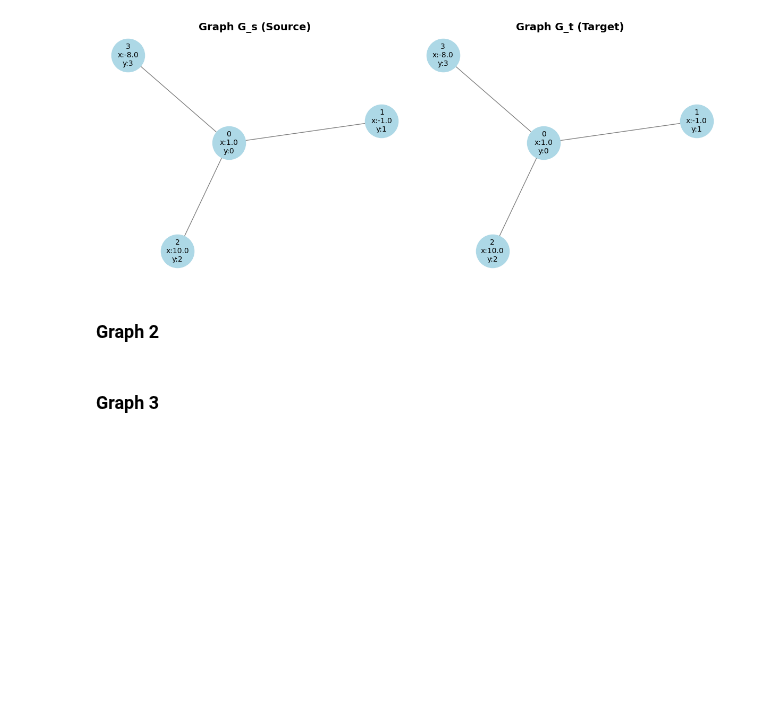
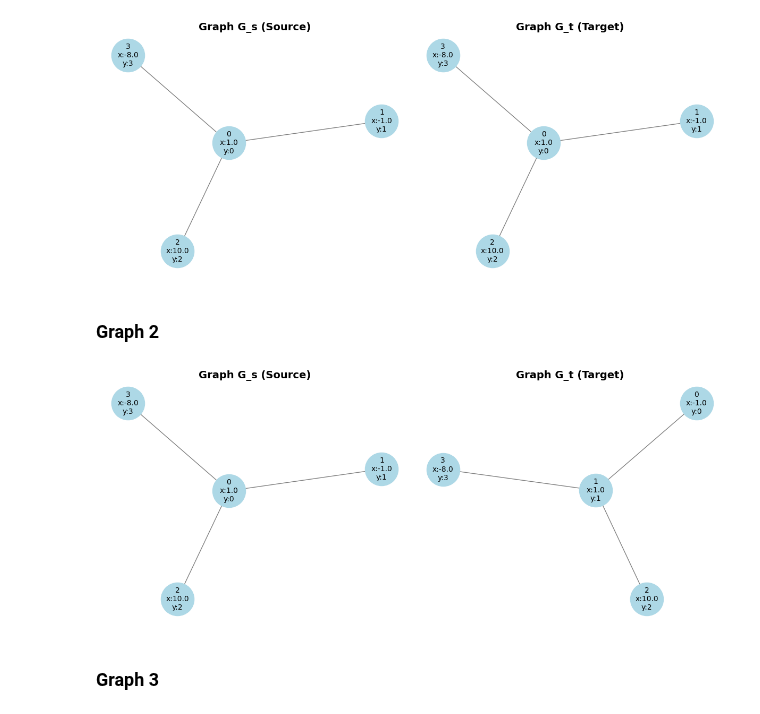
Before and after one commit to aehrlich1/graph-nmr, a Jupyter notebook: notebooks/dgmc_analysis.ipynb, the cells around one changed output. Saved outputs shown, nothing was run; the diff lists cells and outputs as text; code cells hidden in the pictures; blank space fills up the shorter version.

```diff
--- a/notebooks/dgmc_analysis.ipynb
+++ b/notebooks/dgmc_analysis.ipynb
@@ -32,13 +33,23 @@ def visualize_graph(data, title, ax):
     # Add nodes with their features
     num_nodes = data.x.size(0)
     for i in range(num_nodes):
-        G.add_node(i, feature=data.x[i].item(), label=data.y[i].item())
+        # Only add label if it exists in y
+        if i < data.y.size(0):
+            G.add_node(i, feature=data.x[i].item(), label=data.y[i].item())
+        else:
+            G.add_node(i, feature=data.x[i].item(), label=None)
 
-    # Add edges
+    # Add edges with weights
     edge_index = data.edge_index.t().numpy()
-    for edge in edge_index:
+    edge_attr = getattr(data, 'edge_attr', None)
+    edge_weights = {}
+
+    for idx, edge in enumerate(edge_index):
         if edge[0] < edge[1]:  # Avoid duplicate edges in undirected graph
             G.add_edge(edge[0], edge[1])
+            if edge_attr is not None:
+                weight = edge_attr[idx].item()
+                edge_weights[(edge[0], edge[1])] = weight
 
     # Create layout
     pos = nx.spring_layout(G, seed=42)
@@ -52,9 +63,18 @@ def visualize_graph(data, title, ax):
     for node in G.nodes():
         feature = G.nodes[node]["feature"]
         gt_label = G.nodes[node]["label"]
-        labels[node] = f"{node}\nx:{feature}\ny:{gt_label}"
+        if gt_label is not None:
+            labels[node] = f"{node}\nx:{feature}\ny:{gt_label}"
+        else:
+            labels[node] = f"{node}\nx:{feature}"
 
     nx.draw_networkx_labels(G, pos, labels, ax=ax, font_size=10)
+
+    # Add edge weight labels if they exist
+    if edge_weights:
+        edge_labels = {edge: f"{weight:.1f}" for edge, weight in edge_weights.items()}
+        nx.draw_networkx_edge_labels(G, pos, edge_labels, ax=ax, font_size=8)
+
     ax.set_title(title, fontsize=14, fontweight="bold")
     ax.axis("off")
 
@@ -112,21 +133,25 @@ visualize_graph_pair(data_s, data_t, "Graph G_s (Source)", "Graph G_t (Target)")
 # %% [markdown]
 ### Graph 2
 # %%
-# G_s v2
+# G_s
 edge_index_s = torch.tensor([[0, 1, 0, 2, 0, 3], [1, 0, 2, 0, 3, 0]], dtype=torch.long)
 x_s = torch.tensor([[1], [-1], [10], [-8]], dtype=torch.float)
 y_s = torch.tensor([[0], [1], [2], [3]], dtype=torch.long)
 y_s_lab = torch.tensor([[3], [0], [1], [2]], dtype=torch.long)
 data_s = Data(x=x_s, edge_index=edge_index_s, y=y_s)
 
-# # G_t v2
+# G_t
 edge_index_t = torch.tensor([[0, 1, 1, 2, 1, 3], [1, 0, 2, 1, 3, 1]], dtype=torch.long)
 x_t = torch.tensor([[-1], [1], [10], [-8]], dtype=torch.float)
 y_t = torch.tensor([[0], [1], [2], [3]], dtype=torch.long)
 y_t_lab = torch.tensor([[0], [3], [1], [2]], dtype=torch.long)
 data_t = Data(x=x_t, edge_index=edge_index_t, y=y_t)
 
+
+data = create_pair_data(data_s, data_t)
 visualize_graph_pair(data_s, data_t, "Graph G_s (Source)", "Graph G_t (Target)")
+# %% [output]
+[figure, added]
 # %% [markdown]
 ### Graph 3
 # %%
```
Also changed, not shown: parts of 14 cells of this notebook, 1 other file.
